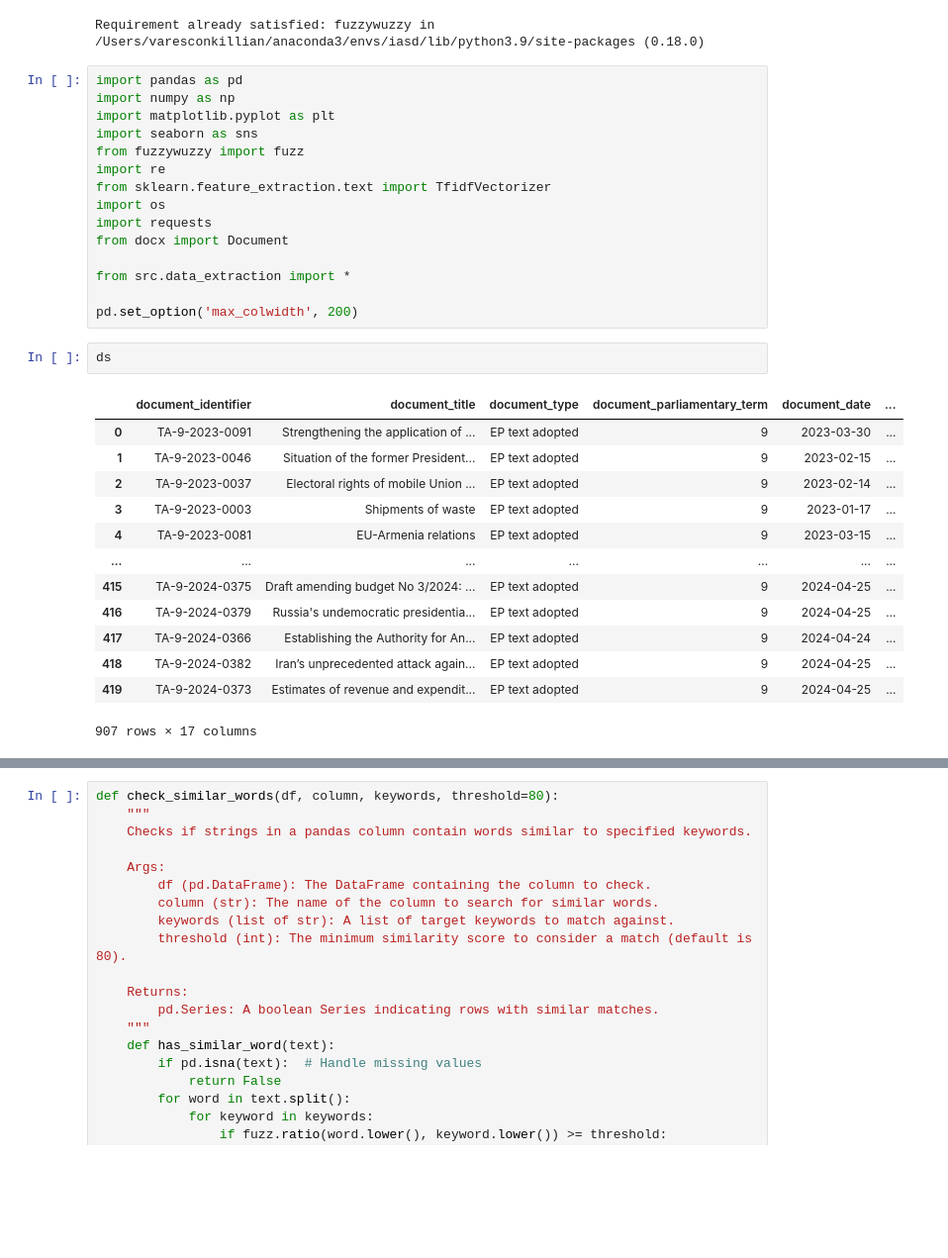
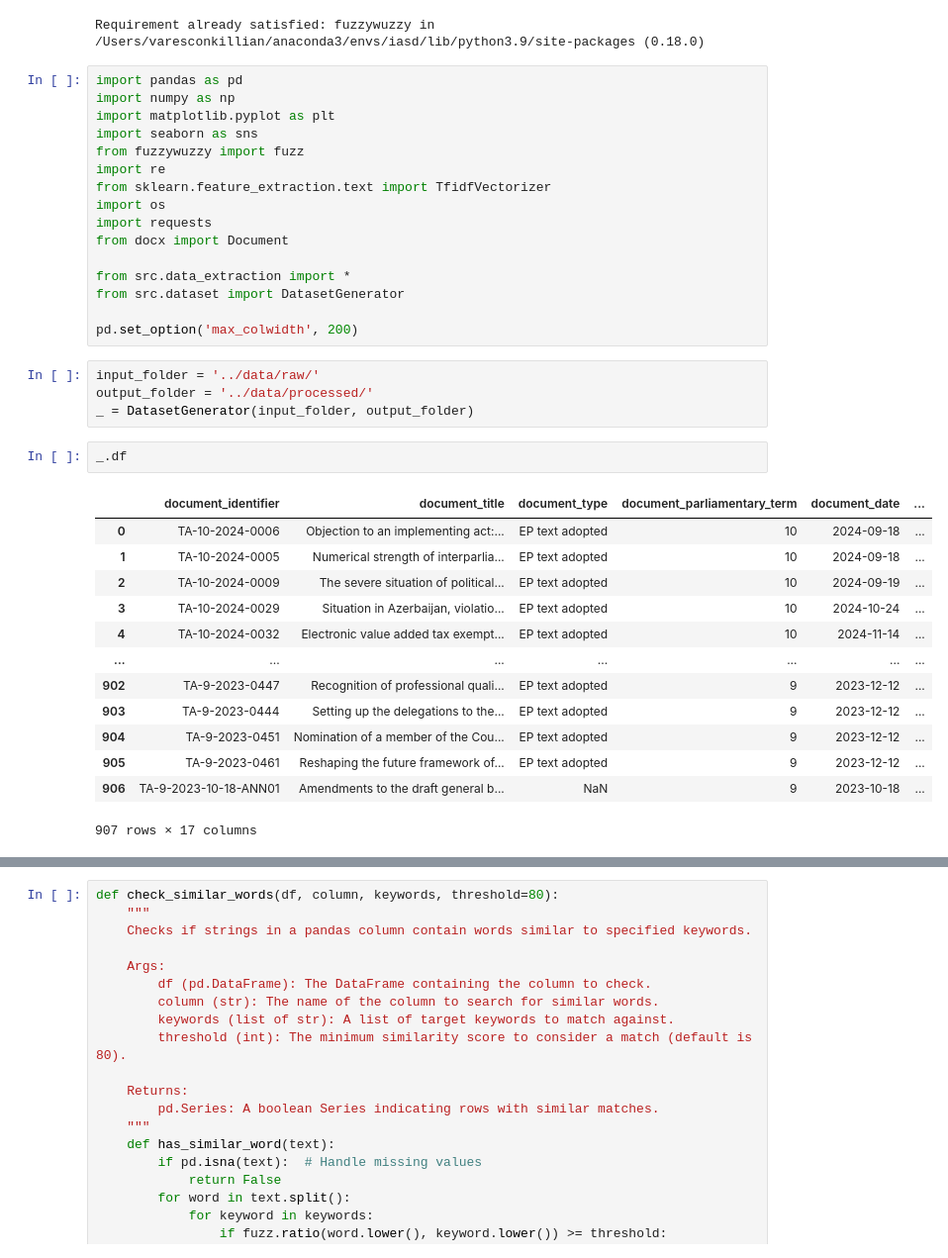
Before and after one commit to d-noe/DHAI_llms_political_conflicts, a Jupyter notebook: notebooks/dataprep.ipynb, the cells around one changed output, grey strips where cells are left out. Shown: that part at 99% size. Cells and saved outputs as stored; diff of their text form; blank space fills up the shorter version.

Commit message:
Added DatasetGenerator class for automated data scrapping

```diff
--- a/notebooks/dataprep.ipynb
+++ b/notebooks/dataprep.ipynb
@@ -19,21 +19,26 @@ import requests
 from docx import Document
 
 from src.data_extraction import *
+from src.dataset import DatasetGenerator
 
 pd.set_option('max_colwidth', 200)
-# %%
-ds
-# %% [output]
-|  | document_identifier | document_title | document_type | document_parliamentary_term | document_date | ... |
-| 0 | TA-9-2023-0091 | Strengthening the application of ... | EP text adopted | 9 | 2023-03-30 | ... |
-| 1 | TA-9-2023-0046 | Situation of the former President... | EP text adopted | 9 | 2023-02-15 | ... |
-| 2 | TA-9-2023-0037 | Electoral rights of mobile Union ... | EP text adopted | 9 | 2023-02-14 | ... |
-| 3 | TA-9-2023-0003 | Shipments of waste | EP text adopted | 9 | 2023-01-17 | ... |
-| 4 | TA-9-2023-0081 | EU-Armenia relations | EP text adopted | 9 | 2023-03-15 | ... |
-| ... | ... | ... | ... | ... | ... | ... |
-| 415 | TA-9-2024-0375 | Draft amending budget No 3/2024: ... | EP text adopted | 9 | 2024-04-25 | ... |
-| 416 | TA-9-2024-0379 | Russia's undemocratic presidentia... | EP text adopted | 9 | 2024-04-25 | ... |
-| 417 | TA-9-2024-0366 | Establishing the Authority for An... | EP text adopted | 9 | 2024-04-24 | ... |
-| 418 | TA-9-2024-0382 | Iran’s unprecedented attack again... | EP text adopted | 9 | 2024-04-25 | ... |
-| 419 | TA-9-2024-0373 | Estimates of revenue and expendit... | EP text adopted | 9 | 2024-04-25 | ... |
-907 rows × 17 columns
+# %%
+input_folder = '../data/raw/'
+output_folder = '../data/processed/'
+_ = DatasetGenerator(input_folder, output_folder)
+# %%
+_.df
+# %% [output]
+|  | document_identifier | document_title | document_type | document_parliamentary_term | document_date | ... |
+| 0 | TA-10-2024-0006 | Objection to an implementing act:... | EP text adopted | 10 | 2024-09-18 | ... |
+| 1 | TA-10-2024-0005 | Numerical strength of interparlia... | EP text adopted | 10 | 2024-09-18 | ... |
+| 2 | TA-10-2024-0009 | The severe situation of political... | EP text adopted | 10 | 2024-09-19 | ... |
+| 3 | TA-10-2024-0029 | Situation in Azerbaijan, violatio... | EP text adopted | 10 | 2024-10-24 | ... |
+| 4 | TA-10-2024-0032 | Electronic value added tax exempt... | EP text adopted | 10 | 2024-11-14 | ... |
+| ... | ... | ... | ... | ... | ... | ... |
+| 902 | TA-9-2023-0447 | Recognition of professional quali... | EP text adopted | 9 | 2023-12-12 | ... |
+| 903 | TA-9-2023-0444 | Setting up the delegations to the... | EP text adopted | 9 | 2023-12-12 | ... |
+| 904 | TA-9-2023-0451 | Nomination of a member of the Cou... | EP text adopted | 9 | 2023-12-12 | ... |
+| 905 | TA-9-2023-0461 | Reshaping the future framework of... | EP text adopted | 9 | 2023-12-12 | ... |
+| 906 | TA-9-2023-10-18-ANN01 | Amendments to the draft general b... | NaN | 9 | 2023-10-18 | ... |
+907 rows × 17 columns
```
Also changed, not shown: parts of 2 cells of this notebook, 5 other files.
